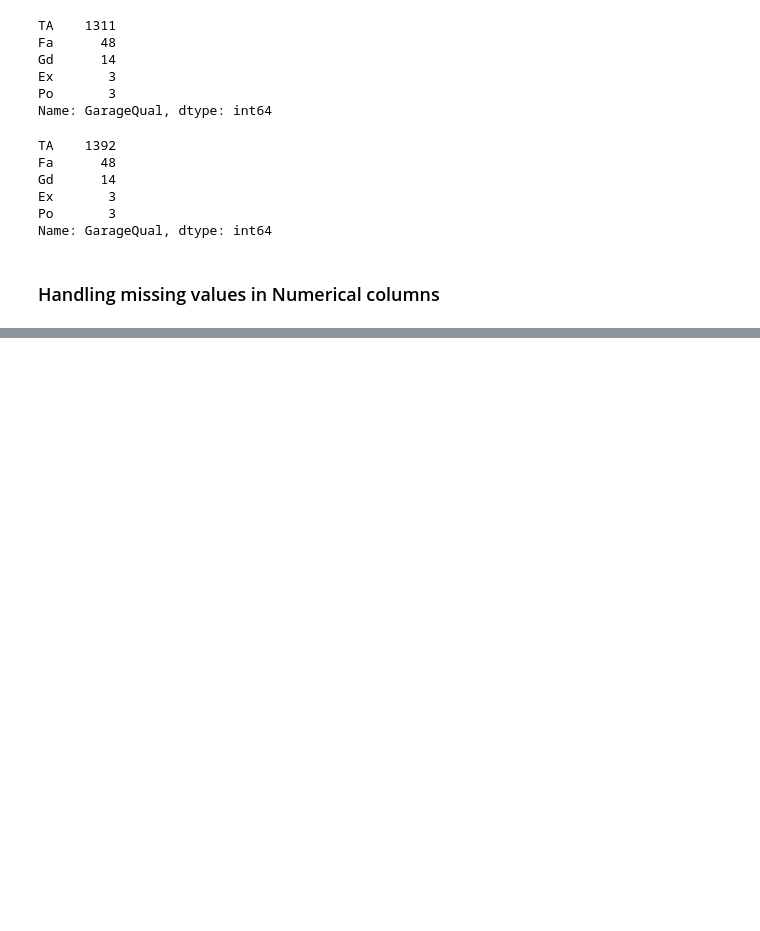
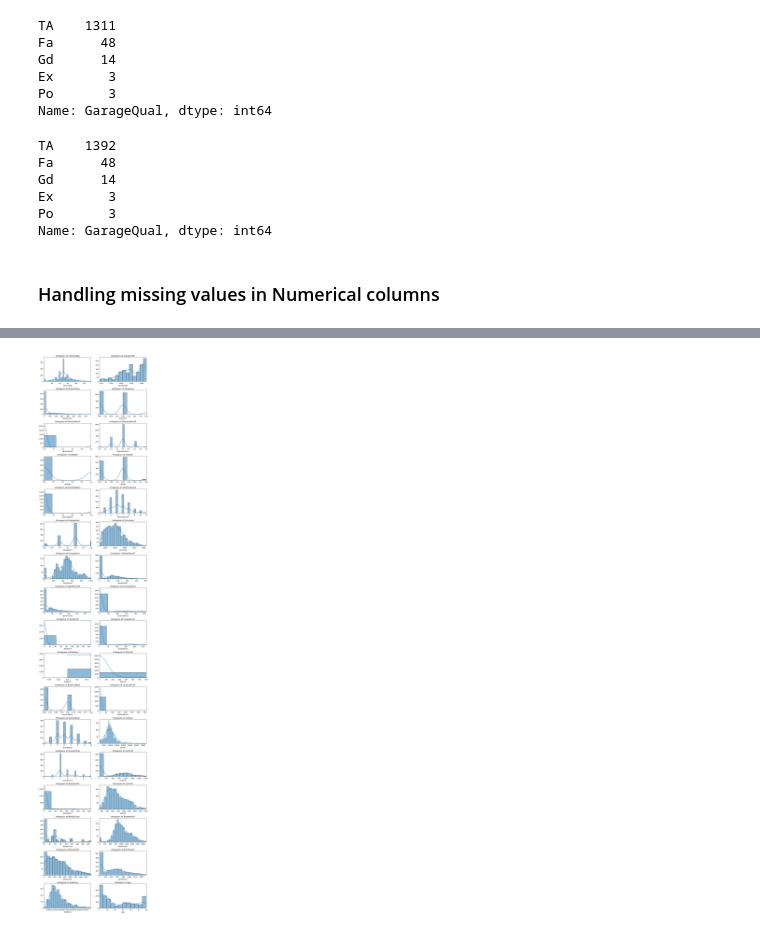
Before and after one commit to sreeprem/HousePricePrediction, a Jupyter notebook: Housing Prediction.ipynb, the cells around one changed output, grey strips where cells are left out. Cells and saved outputs as stored; diff of their text form; code cells hidden in the pictures; blank space fills up the shorter version.

```diff
--- a/Housing Prediction.ipynb
+++ b/Housing Prediction.ipynb
@@ -413,0 +530,3 @@ Name: GarageQual, dtype: int64
+# %%
+hp_df_cleaned['Age'] = hp_df_cleaned['YrSold']-hp_df_cleaned['YearRemodAdd']
+hp_df_cleaned['Age'].head()
@@ -413,0 +540,2 @@ Name: GarageQual, dtype: int64
+# %%
+hp_df_cleaned = hp_df_cleaned.drop(['YrSold', 'MoSold','YearBuilt','YearRemodAdd'], axis = 1)
@@ -413,0 +552,2 @@ Name: GarageQual, dtype: int64
+# %%
+hp_df_cleaned=hp_df_cleaned.drop(['Id'], axis = 1)
@@ -413,0 +566,3 @@ Name: GarageQual, dtype: int64
+# %%
+num_cols = list(hp_df_cleaned.select_dtypes(include=['int64', 'float64']).columns)
+num_cols
@@ -413,0 +587,35 @@ Name: GarageQual, dtype: int64
+# %%
+# Calculate the number of rows and columns for the grid
+nrows = math.ceil(len(num_cols) / 2)
+ncols = 2
+
+# Create a matrix of subplots
+fig, axes = plt.subplots(nrows=nrows, ncols=ncols, figsize=(10, 50))
+
+axes = axes.flatten()
+
+# Loop over each numerical column and plot the histogram on a subplot
+for i, col in enumerate(num_cols):
+    # Plot the histogram of the column on a subplot
+    sns.histplot(hp_df_cleaned[col], ax=axes[i], kde=True)
+    axes[i].set_title(f"Histogram of {col}")
+
+    # Hide the y-axis label for better visualization
+    axes[i].set_ylabel('')
+
+    # Set the x-axis limits to the 1st and 99th percentile values to exclude outliers
+    q1 = hp_df_cleaned[col].quantile(0.01)
+    q99 = hp_df_cleaned[col].quantile(0.99)
+    axes[i].set_xlim([q1, q99])
+
+# Hide the remaining subplots
+for j in range(i+1, nrows*ncols):
+    axes[j].axis('off')
+
+# Adjust the spacing of the subplots
+fig.tight_layout()
+
+# Show the plot
+plt.show()
+# %% [output]
+[figure, added]
```
Also changed, not shown: parts of 21 cells of this notebook.
